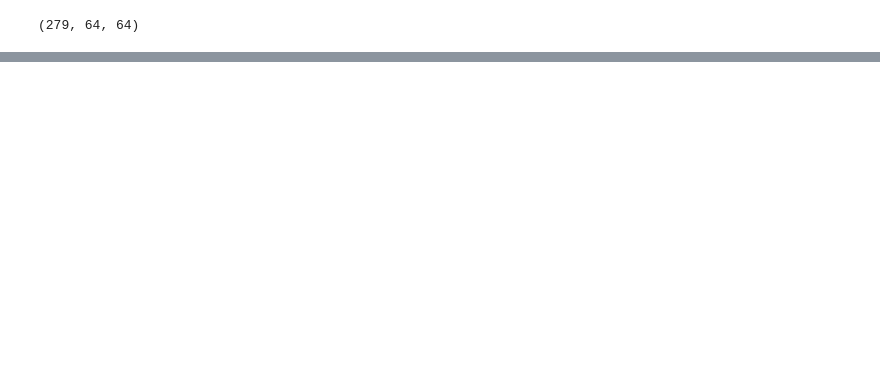
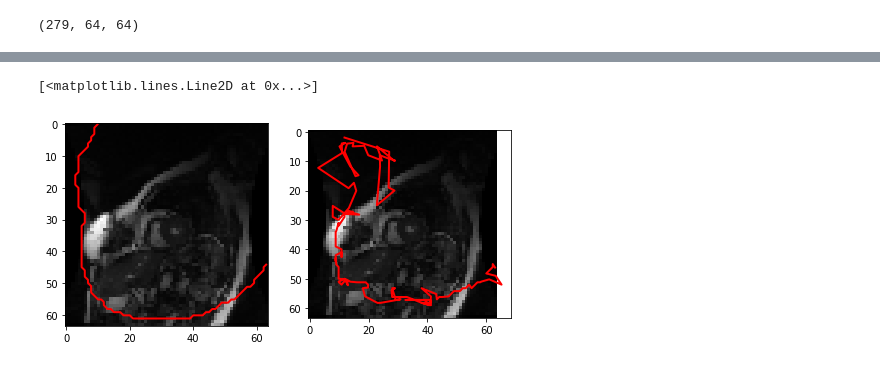
Before and after one commit to qqu0127/LV-segmentation, a Jupyter notebook: StackedAE.ipynb, the cells around one changed output, grey strips where cells are left out. Cells and saved outputs as stored; diff of their text form; code cells hidden in the pictures; blank space fills up the shorter version.

```diff
--- a/StackedAE.ipynb
+++ b/StackedAE.ipynb
@@ -235,0 +195,11 @@ for i in range(n):
+# %%
+from skimage import data, img_as_float
+from skimage.segmentation import active_contour
+from skimage import measure
+print(pred_mask.shape)
+print(n)
+mask = pred_mask[120, :, :]
+contours_pred = measure.find_contours(mask, 0.8)
+contour_pred = contours_pred[np.argmax([k.shape[0] for k in contours_pred])]
+img = X_test[120, :,:,0]
+ac_contour = active_contour(img, contour_pred, alpha=0.1, beta=1)
@@ -235,0 +233,9 @@ for i in range(n):
+# %%
+fig, ax = plt.subplots(nrows = 1, ncols = 2, figsize = (8,8))
+ax[0].imshow(img, cmap = 'gray')
+ax[0].plot(contour_pred[:, 1], contour_pred[:, 0], linewidth=2, color='red',label='Prediction')
+ax[1].imshow(img, cmap = 'gray')
+ax[1].plot(ac_contour[:, 1], ac_contour[:, 0], linewidth=2, color='red',label='Prediction')
+# %% [output]
+[<matplotlib.lines.Line2D at 0x...>]
+[figure, added]
```
Also changed, not shown: parts of 12 cells of this notebook.
